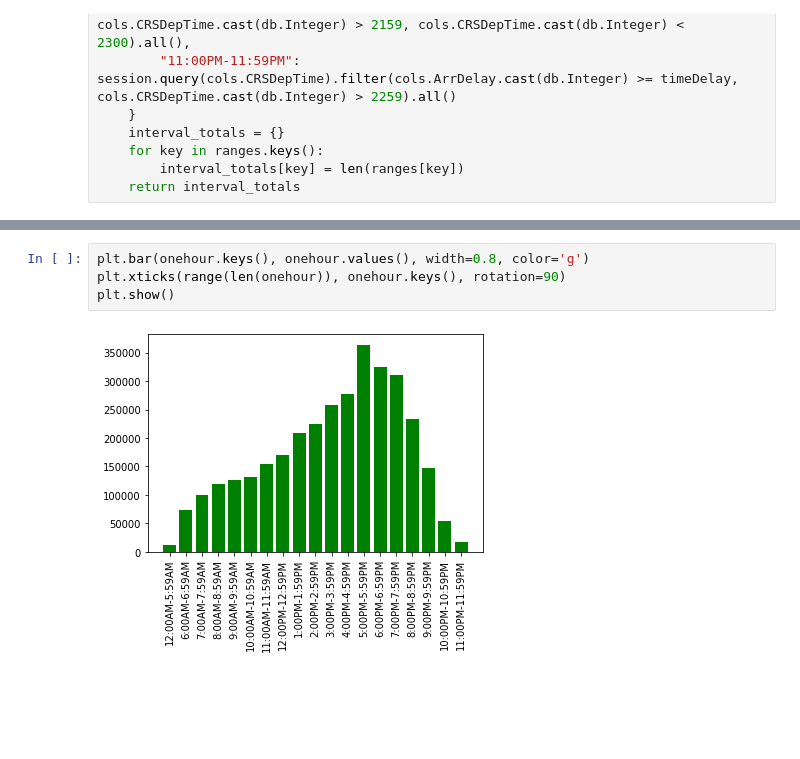
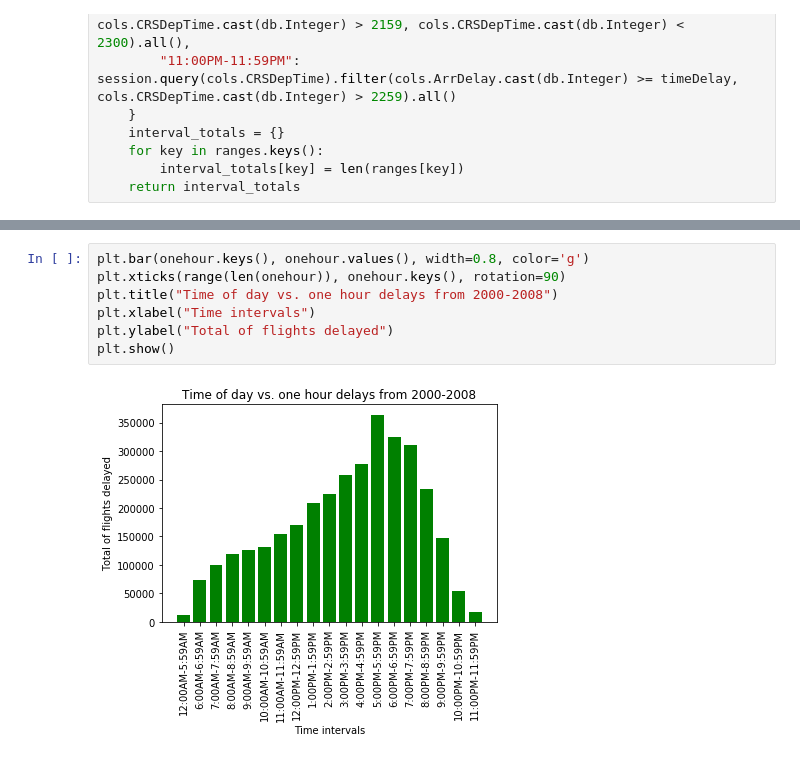
Before and after one commit to daniellicht13/caobd_final, a Jupyter notebook: timeofday.ipynb, the cells around one changed output, grey strips where cells are left out. Saved outputs shown, nothing was run; the diff lists cells and outputs as text; blank space fills up the shorter version.

```diff
--- a/timeofday.ipynb
+++ b/timeofday.ipynb
@@ -84,7 +84,10 @@ WHERE CAST(ontime."ArrDelay" AS INTEGER) >= ? AND CAST(ontime."CRSDepTime" AS IN
 # %%
 plt.bar(onehour.keys(), onehour.values(), width=0.8, color='g')
 plt.xticks(range(len(onehour)), onehour.keys(), rotation=90)
+plt.title("Time of day vs. one hour delays from 2000-2008")
+plt.xlabel("Time intervals")
+plt.ylabel("Total of flights delayed")
 plt.show()
 # %% [output]
-[figure, old version]
+[figure, new version]
 # %%
```
Also changed, not shown: parts of 12 cells of this notebook.
